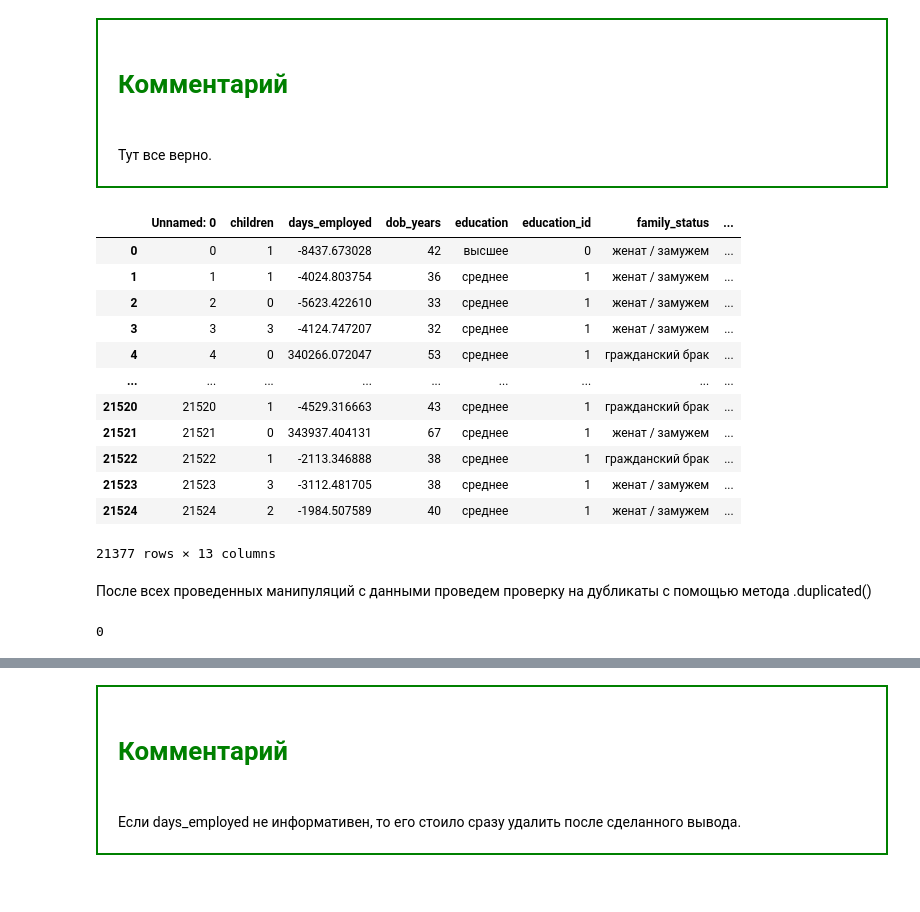
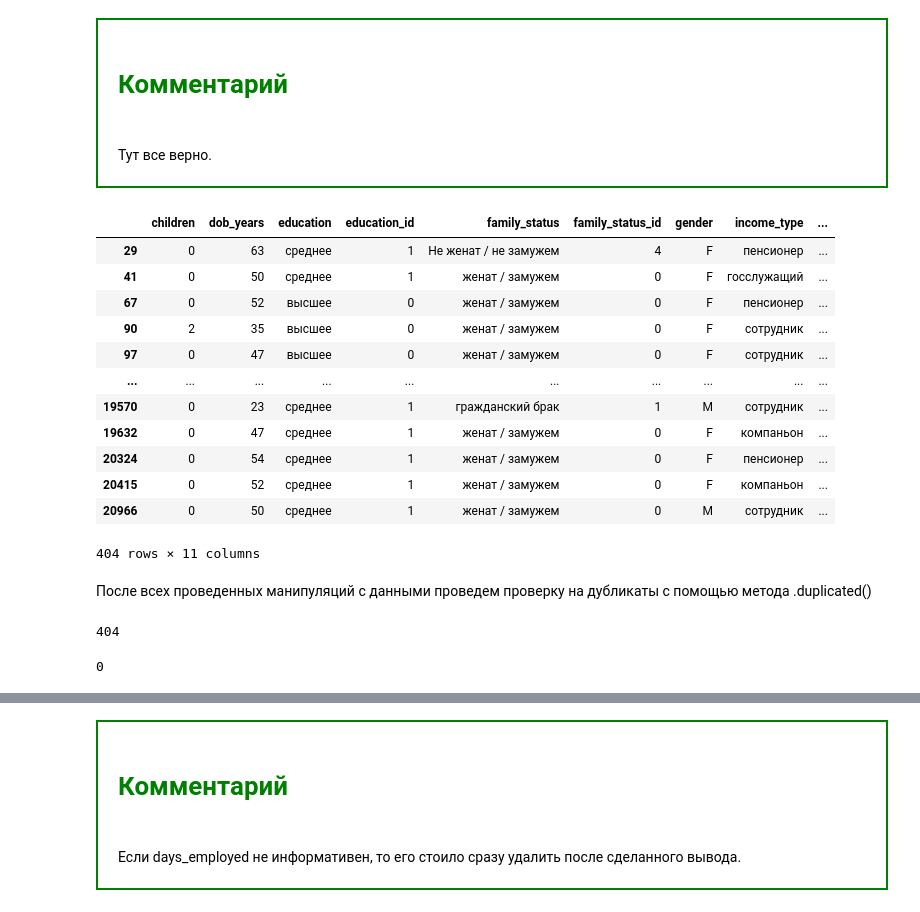
Before and after one commit to Valery2120/DS-DE, a Jupyter notebook: jupyter/ds/theme_03/theme_03.ipynb, the cells around one changed output, grey strips where cells are left out. Saved outputs shown, nothing was run; the diff lists cells and outputs as text; code cells hidden in the pictures.

```diff
--- a/jupyter/ds/theme_03/theme_03.ipynb
+++ b/jupyter/ds/theme_03/theme_03.ipynb
@@ -153,7 +179,7 @@ Name: income_type, dtype: int64
 # %%
+data = data.drop('days_employed', axis=1)
 categories = data['income_type'].unique()
 for i in categories:
-    data.loc[(data['days_employed'].isna()) & (data['income_type'] == i), 'days_employed'] \
-    = data.loc[data['income_type'] == i, 'days_employed'].median()
     data.loc[(data['total_income'].isna()) & (data['income_type'] == i), 'total_income'] \
     = data.loc[data['income_type'] == i, 'total_income'].median()
+display(data.info())
@@ -370,0 +425,38 @@ memory usage: 2.2+ MB
+# %%
+def optimize_memory_usage(df, print_size=True):
+    numerics = ['int8', 'int16', 'int32', 'int64', 'float16', 'float32', 'float64']
+    before_size = df.memory_usage().sum() / 1024**2
+    for column in df.columns:
+        column_type = df[column].dtypes
+        if column_type in numerics:
+            column_min = df[column].min()
+            column_max = df[column].max()
+            if str(column_type).startswith('int'):
+                if column_min > np.iinfo(np.int8).min and column_max < np.iinfo(np.int8).max:
+                    df[column] = df[column].astype(np.int8)
+                elif column_min > np.iinfo(np.int16).min and column_max < np.iinfo(np.int16).max:
+                    df[column] = df[column].astype(np.int16)
+                elif column_min > np.iinfo(np.int32).min and column_max < np.iinfo(np.int32).max:
+                    df[column] = df[column].astype(np.int32)
+                elif column_min > np.iinfo(np.int64).min and column_max < np.iinfo(np.int64).max:
+                    df[column] = df[column].astype(np.int64)
+            elif str(column_type).startswith('float'):
+                if column_min > np.finfo(np.float16).min and column_max < np.finfo(np.float16).max:
+                    df[column] = df[column].astype(np.float16)
+                elif  column_min > np.finfo(np.float32).min and column_max < np.finfo(np.float32).max:
+                    df[column] = df[column].astype(np.float32)
+                else:
+                    df[column] = df[column].astype(np.float64)
+        elif column_type == 'object':
+            num_unique_values = len(df[column].unique())
+            num_total_values = len(df[column])
+            if num_unique_values / num_total_values < 0.5:
+                df[column] = df[column].astype('category')
+
+
+    after_size = df.memory_usage().sum() / 1024**2
+    if print_size: print('Memory usage size: before {:5.4f} Mb - after {:5.4f} Mb ({:.1f}%).'.format(before_size, after_size, 100 * (before_size - after_size) / before_size))
+    return df
+optimize_memory_usage(data)
+display(data.info())
+display(data.memory_usage())
@@ -428,25 +558,30 @@ Name: purpose, dtype: int64
 <br>Тут все верно.
 </div>
 # %%
-data
+data[data.duplicated(keep='last')]
 # %% [output]
-|  | Unnamed: 0 | children | days_employed | dob_years | education | education_id | family_status | ... |
-| 0 | 0 | 1 | -8437.673028 | 42 | высшее | 0 | женат / замужем | ... |
-| 1 | 1 | 1 | -4024.803754 | 36 | среднее | 1 | женат / замужем | ... |
-| 2 | 2 | 0 | -5623.422610 | 33 | среднее | 1 | женат / замужем | ... |
-| 3 | 3 | 3 | -4124.747207 | 32 | среднее | 1 | женат / замужем | ... |
-| 4 | 4 | 0 | 340266.072047 | 53 | среднее | 1 | гражданский брак | ... |
-| ... | ... | ... | ... | ... | ... | ... | ... | ... |
-| 21520 | 21520 | 1 | -4529.316663 | 43 | среднее | 1 | гражданский брак | ... |
-| 21521 | 21521 | 0 | 343937.404131 | 67 | среднее | 1 | женат / замужем | ... |
-| 21522 | 21522 | 1 | -2113.346888 | 38 | среднее | 1 | гражданский брак | ... |
-| 21523 | 21523 | 3 | -3112.481705 | 38 | среднее | 1 | женат / замужем | ... |
-| 21524 | 21524 | 2 | -1984.507589 | 40 | среднее | 1 | женат / замужем | ... |
+|  | children | dob_years | education | education_id | family_status | family_status_id | gender | income_type | ... |
+| 29 | 0 | 63 | среднее | 1 | Не женат / не замужем | 4 | F | пенсионер | ... |
+| 41 | 0 | 50 | среднее | 1 | женат / замужем | 0 | F | госслужащий | ... |
+| 67 | 0 | 52 | высшее | 0 | женат / замужем | 0 | F | пенсионер | ... |
+| 90 | 2 | 35 | высшее | 0 | женат / замужем | 0 | F | сотрудник | ... |
+| 97 | 0 | 47 | высшее | 0 | женат / замужем | 0 | F | сотрудник | ... |
+| ... | ... | ... | ... | ... | ... | ... | ... | ... | ... |
+| 19570 | 0 | 23 | среднее | 1 | гражданский брак | 1 | M | сотрудник | ... |
+| 19632 | 0 | 47 | среднее | 1 | женат / замужем | 0 | F | компаньон | ... |
+| 20324 | 0 | 54 | среднее | 1 | женат / замужем | 0 | F | пенсионер | ... |
+| 20415 | 0 | 52 | среднее | 1 | женат / замужем | 0 | F | компаньон | ... |
+| 20966 | 0 | 50 | среднее | 1 | женат / замужем | 0 | M | сотрудник | ... |
-21377 rows × 13 columns
+404 rows × 11 columns
 # %% [markdown]
 После всех проведенных манипуляций с данными проведем проверку на дубликаты с помощью метода .duplicated()
 # %%
-data.duplicated().sum()
+display(data.duplicated().sum())
 # %% [output]
-0
+404
+# %%
+data = data.drop_duplicates()
+display(data.duplicated().sum())
+# %% [output]
+0
 # %% [markdown]
```
Also changed, not shown: parts of 77 cells of this notebook.
